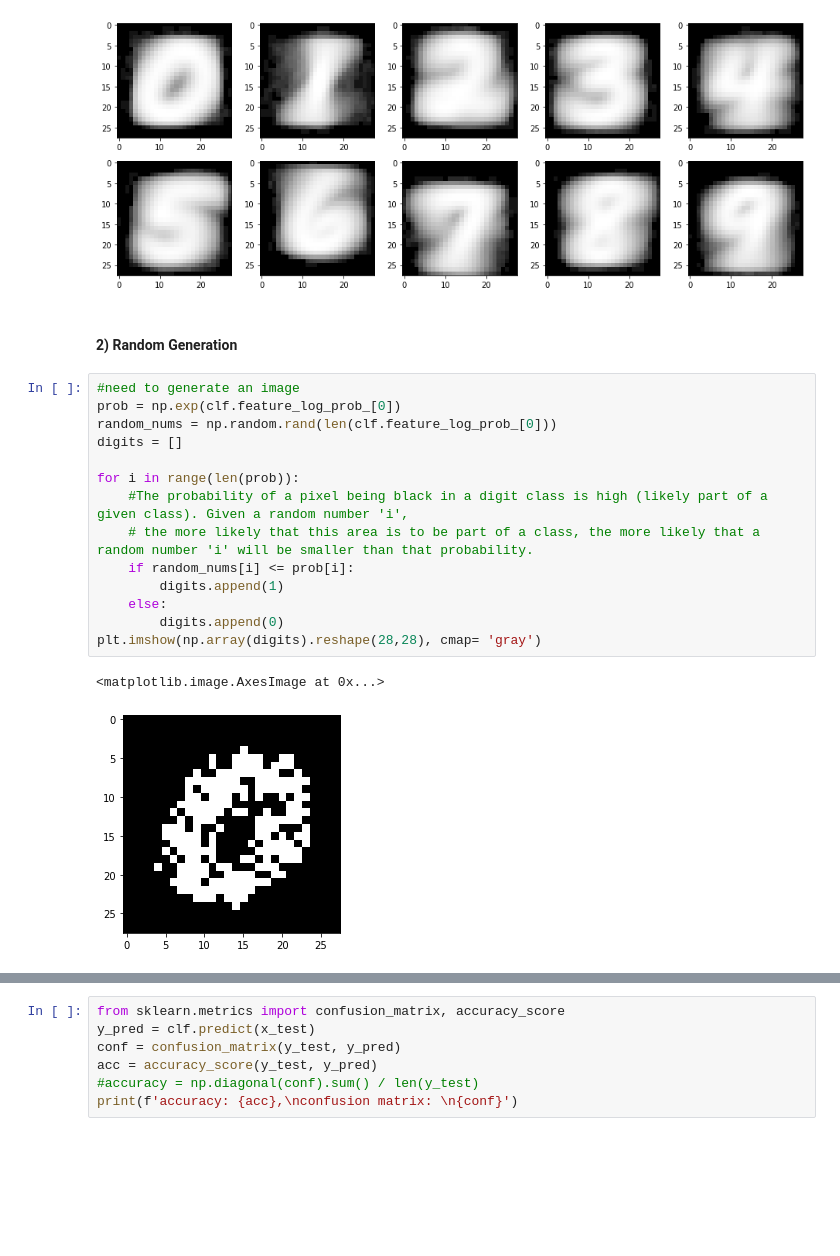
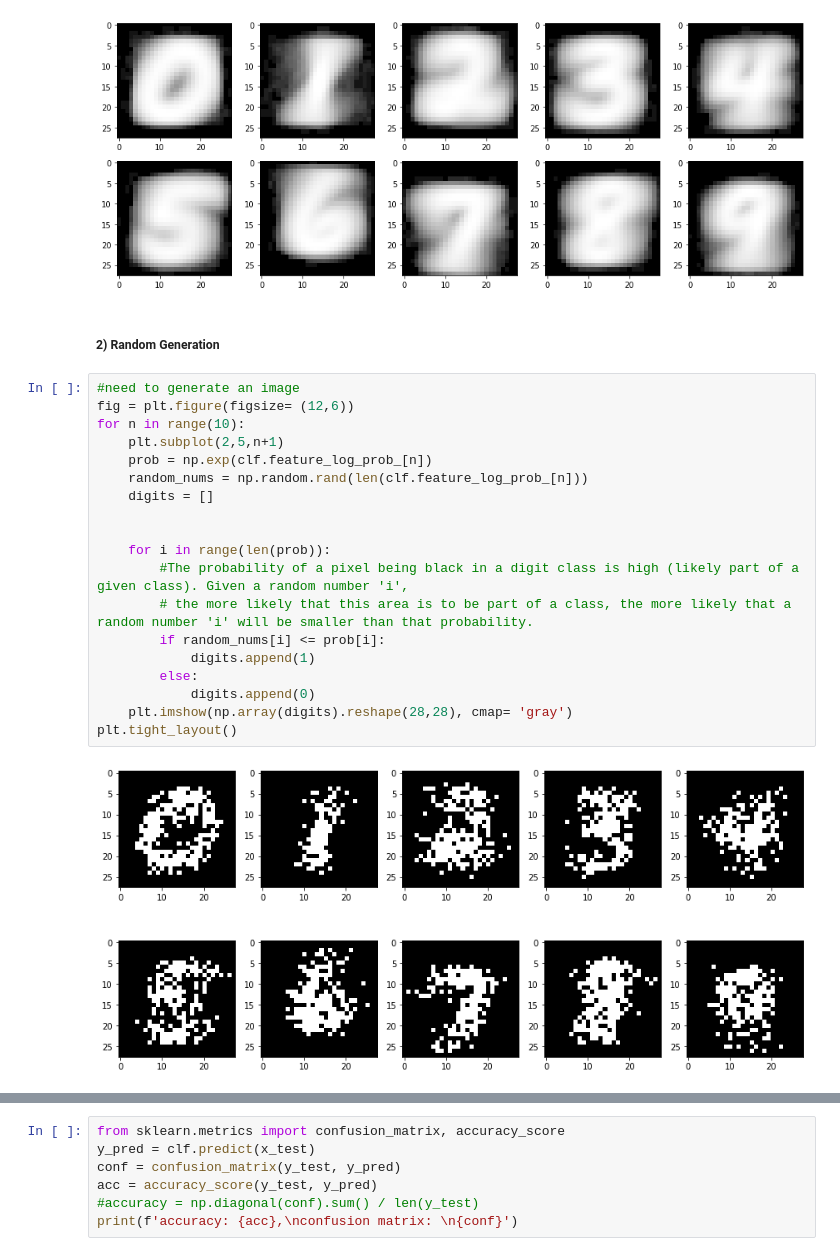
Before and after one commit to Shuaf98/y-data, a Jupyter notebook: ydata_supervised_learning/lecture2_NaiveBayes/NB_exercise_Shua.ipynb, the cells around one changed output, grey strips where cells are left out. Saved outputs shown, nothing was run; the diff lists cells and outputs as text; blank space fills up the shorter version.

```diff
--- a/ydata_supervised_learning/lecture2_NaiveBayes/NB_exercise_Shua.ipynb
+++ b/ydata_supervised_learning/lecture2_NaiveBayes/NB_exercise_Shua.ipynb
@@ -201,21 +190,25 @@ for i in range(10):
 # %% [output]
 [figure]
 # %% [markdown]
-#### 2) Random Generation
+##### 2) Random Generation
 # %%
 #need to generate an image
-prob = np.exp(clf.feature_log_prob_[0])
-random_nums = np.random.rand(len(clf.feature_log_prob_[0]))
-digits = []
+fig = plt.figure(figsize= (12,6))
+for n in range(10):
+    plt.subplot(2,5,n+1)
+    prob = np.exp(clf.feature_log_prob_[n])
+    random_nums = np.random.rand(len(clf.feature_log_prob_[n]))
+    digits = []
 
-for i in range(len(prob)):
-    #The probability of a pixel being black in a digit class is high (likely part of a given class). Given a random number 'i',
-    # the more likely that this area is to be part of a class, the more likely that a random number 'i' will be smaller than that probability.
-    if random_nums[i] <= prob[i]:
-        digits.append(1)
-    else:
-        digits.append(0)
-plt.imshow(np.array(digits).reshape(28,28), cmap= 'gray')
+
+    for i in range(len(prob)):
+        #The probability of a pixel being black in a digit class is high (likely part of a given class). Given a random number 'i',
+        # the more likely that this area is to be part of a class, the more likely that a random number 'i' will be smaller than that probability.
+        if random_nums[i] <= prob[i]:
+            digits.append(1)
+        else:
+            digits.append(0)
+    plt.imshow(np.array(digits).reshape(28,28), cmap= 'gray')
+plt.tight_layout()
 # %% [output]
-<matplotlib.image.AxesImage at 0x...>
-[figure, old version]
+[figure, new version]
```
Also changed, not shown: parts of 19 cells of this notebook, 3 other files.
